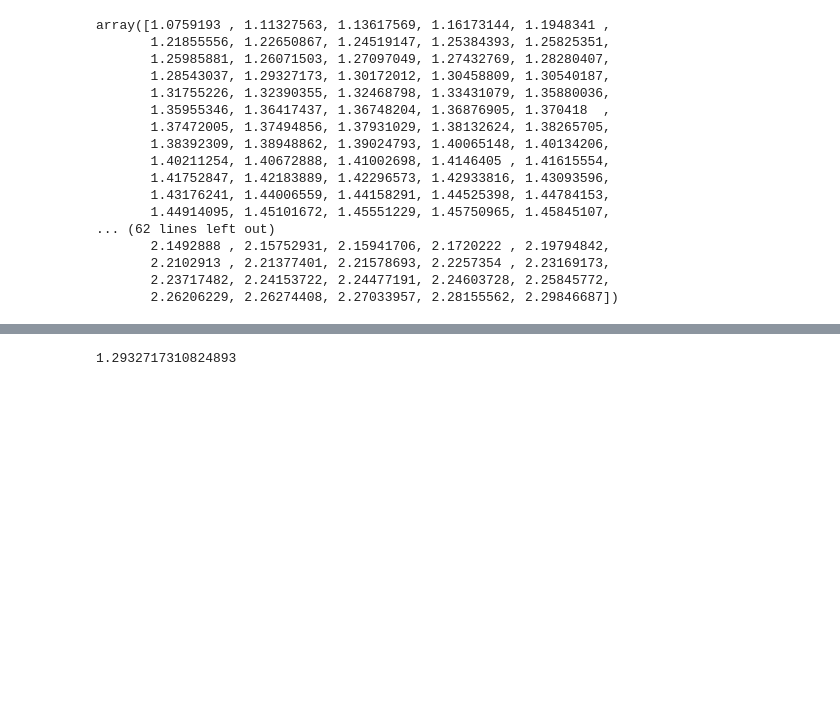
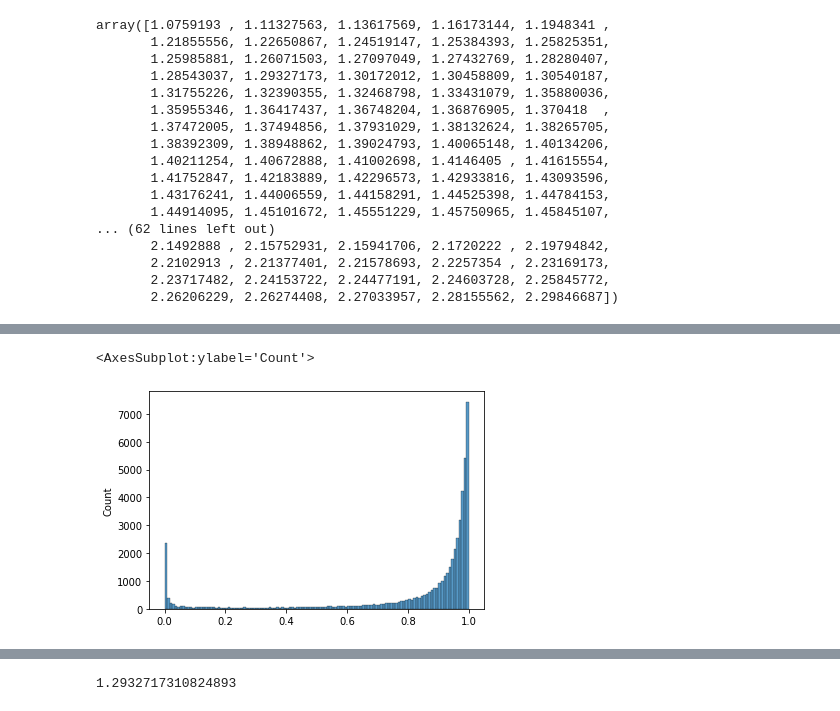
Before and after one commit to GJiananChen/ReCoV, a Jupyter notebook: stats.ipynb, the cells around one changed output, grey strips where cells are left out. Drawn from its saved outputs; the diff is of its cells as text; code cells hidden in the pictures; blank space fills up the shorter version.

```diff
--- a/stats.ipynb
+++ b/stats.ipynb
@@ -100,0 +132,6 @@ array([1.0759193 , 1.11327563, 1.13617569, 1.16173144, 1.1948341 ,
+# %%
+import seaborn as sns
+sns.histplot(data)
+# %% [output]
+<AxesSubplot:ylabel='Count'>
+[figure, added]
```
Also changed, not shown: parts of 8 cells of this notebook, 5 other files.
